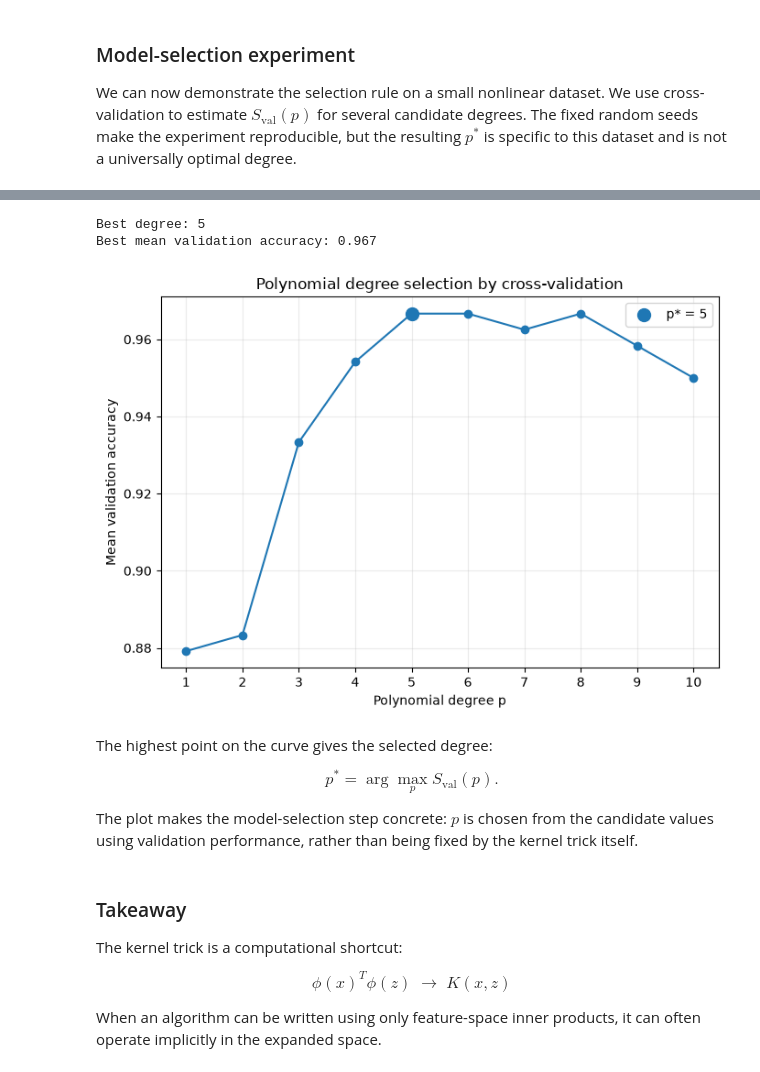
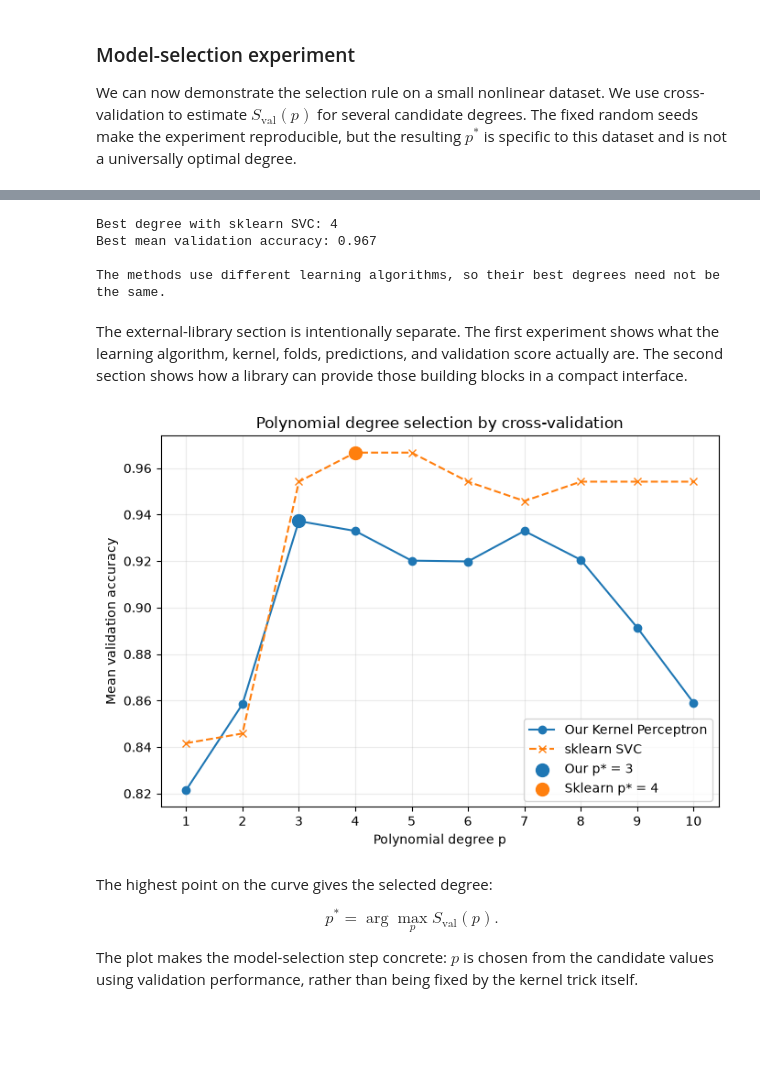
Before and after one commit to kobros-tech/6.86x, a Jupyter notebook: unit_2/lecture_6/02_kernel_trick.ipynb, the cells around one changed output, grey strips where cells are left out. Saved outputs shown, nothing was run; the diff lists cells and outputs as text; code cells hidden in the pictures; blank space fills up the shorter version.

Commit message:
Show manual cross-validation before sklearn comparison

```diff
--- a/unit_2/lecture_6/02_kernel_trick.ipynb
+++ b/unit_2/lecture_6/02_kernel_trick.ipynb
@@ -115,58 +213,50 @@ We can now demonstrate the selection rule on a small nonlinear dataset. We use c
 # %%
-import numpy as np
-from sklearn.datasets import make_moons
-from sklearn.model_selection import cross_val_score, train_test_split
+from sklearn.model_selection import StratifiedKFold, cross_val_score
 from sklearn.svm import SVC
 
-X, y = make_moons(n_samples=300, noise=0.2, random_state=42)
-X_train, X_test, y_train, y_test = train_test_split(
-    X, y, test_size=0.2, random_state=42, stratify=y
-)
-
-degrees = list(range(1, 11))
-validation_scores = []
+sklearn_scores = []
+cv = StratifiedKFold(n_splits=5, shuffle=False)
 
 for p in degrees:
     model = SVC(kernel='poly', degree=p, coef0=1, C=1)
-    scores = cross_val_score(model, X_train, y_train, cv=5)
-    validation_scores.append(scores.mean())
+    scores = cross_val_score(model, X_train, y_train, cv=cv)
+    sklearn_scores.append(scores.mean())
 
-best_index = int(np.argmax(validation_scores))
-best_degree = degrees[best_index]
-best_score = validation_scores[best_index]
+sklearn_best_index = int(np.argmax(sklearn_scores))
+sklearn_best_degree = degrees[sklearn_best_index]
+sklearn_best_score = sklearn_scores[sklearn_best_index]
 
-print('Best degree:', best_degree)
-print(f'Best mean validation accuracy: {best_score:.3f}')
+print('Best degree with sklearn SVC:', sklearn_best_degree)
+print(f'Best mean validation accuracy: {sklearn_best_score:.3f}')
+print('\nThe methods use different learning algorithms, so their best degrees need not be the same.')
 # %% [output]
-Best degree: 5
+Best degree with sklearn SVC: 4
 Best mean validation accuracy: 0.967
+
+The methods use different learning algorithms, so their best degrees need not be the same.
+# %% [markdown]
+The external-library section is intentionally separate. The first experiment shows what the learning algorithm, kernel, folds, predictions, and validation score actually are. The second section shows how a library can provide those building blocks in a compact interface.
 # %%
 import matplotlib.pyplot as plt
 
 plt.figure(figsize=(7, 5))
-plt.plot(degrees, validation_scores, marker='o')
-plt.scatter([best_degree], [best_score], s=100, zorder=3, label=f'p* = {best_degree}')
+plt.plot(degrees, validation_scores, marker='o', label='Our Kernel Perceptron')
+plt.plot(degrees, sklearn_scores, marker='x', linestyle='--', label='sklearn SVC')
+plt.scatter([best_degree], [best_score], s=100, zorder=3, label=f'Our p* = {best_degree}')
+plt.scatter([sklearn_best_degree], [sklearn_best_score], s=100, zorder=3, label=f'Sklearn p* = {sklearn_best_degree}')
 plt.xlabel('Polynomial degree p')
 plt.ylabel('Mean validation accuracy')
 plt.title('Polynomial degree selection by cross-validation')
 plt.xticks(degrees)
 plt.grid(True, alpha=0.25)
 plt.legend()
 plt.tight_layout()
 plt.show()
 # %% [output]
-[figure, old version]
+[figure, new version]
 # %% [markdown]
 The highest point on the curve gives the selected degree:
 
 $$p^* = \arg\max_p S_{\mathrm{val}}(p).$$
 
 The plot makes the model-selection step concrete: $p$ is chosen from the candidate values using validation performance, rather than being fixed by the kernel trick itself.
-# %% [markdown]
-### Takeaway
-
-The kernel trick is a computational shortcut:
-
-$$\phi(x)^T\phi(z) \;\longrightarrow\; K(x,z)$$
-
-When an algorithm can be written using only feature-space inner products, it can often operate implicitly in the expanded space.
```
Also changed, not shown: parts of 4 cells of this notebook, 1 other file.
